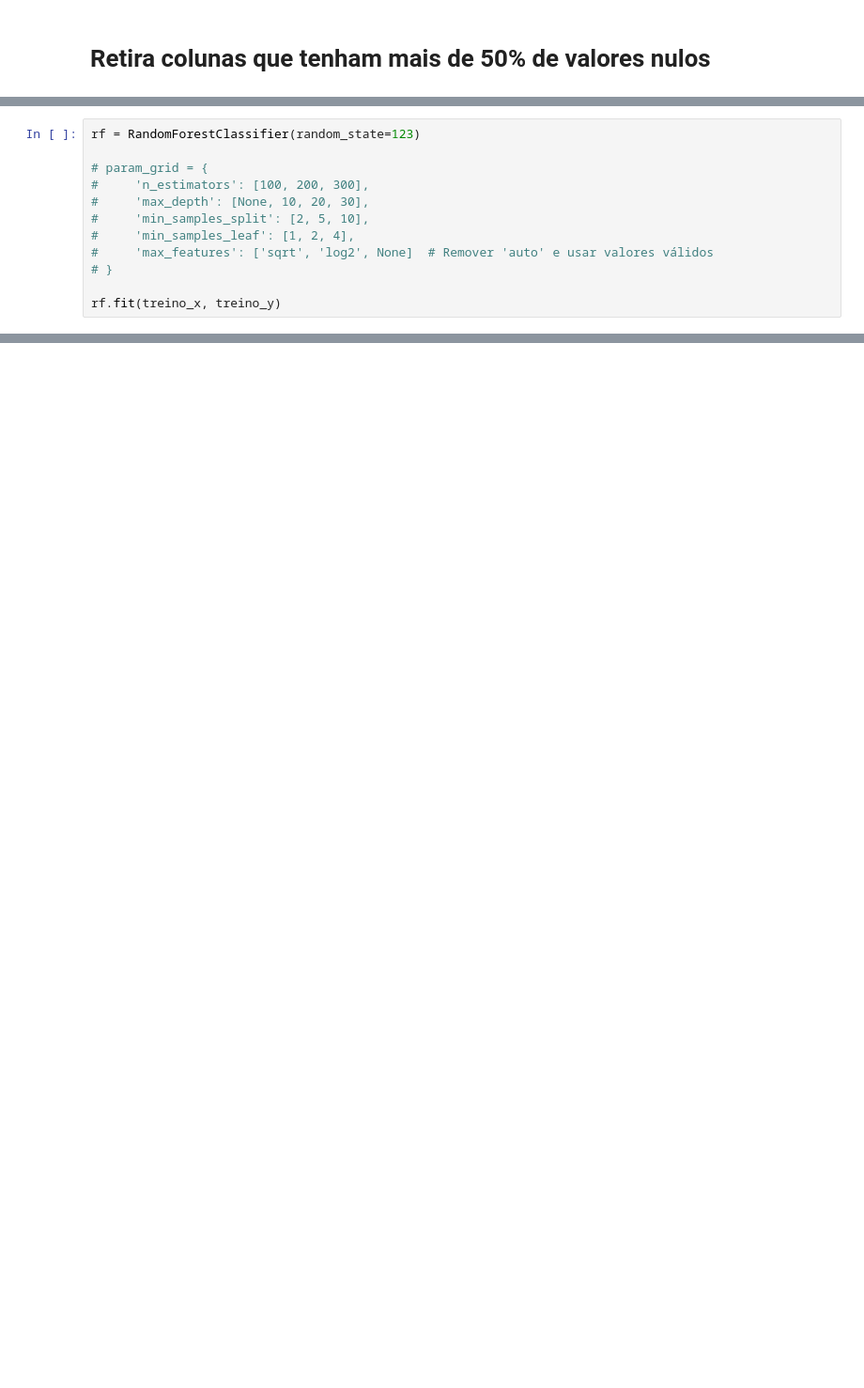
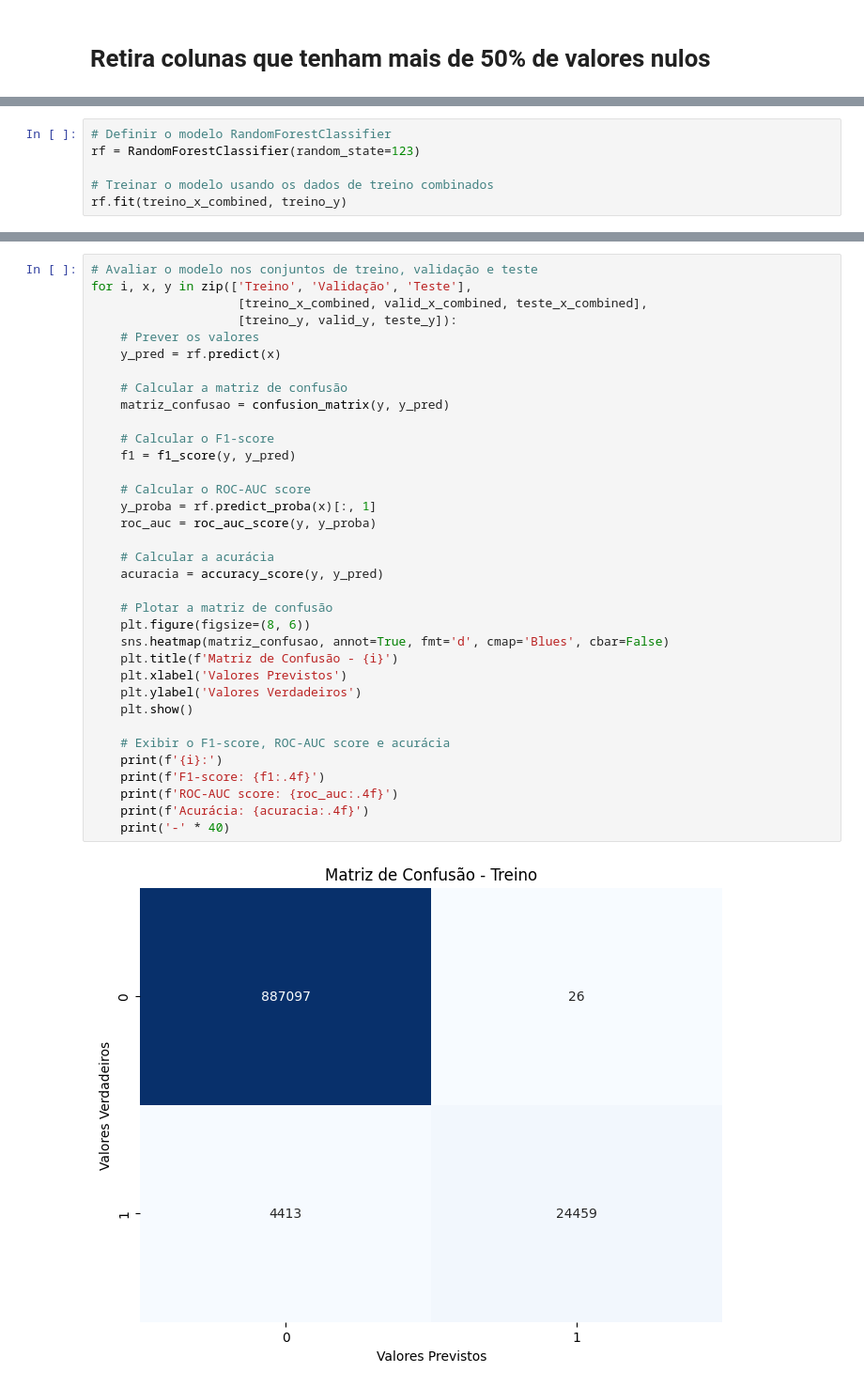
Before and after one commit to jrodrigotico/MBA-USP-ESALQ---TCC, a Jupyter notebook: debug.ipynb, the cells around one changed output, grey strips where cells are left out. Shown: that part at 94% size. Drawn from its saved outputs; the diff is of its cells as text; blank space fills up the shorter version.

```diff
--- a/debug.ipynb
+++ b/debug.ipynb
@@ -318,12 +421,0 @@ Tentativa de grid_search para tunning do modelo, mas não foi possível devido a
-# %%
-rf = RandomForestClassifier(random_state=123)
-
-# param_grid = {
-#     'n_estimators': [100, 200, 300],
-#     'max_depth': [None, 10, 20, 30],
-#     'min_samples_split': [2, 5, 10],
-#     'min_samples_leaf': [1, 2, 4],
-#     'max_features': ['sqrt', 'log2', None]  # Remover 'auto' e usar valores válidos
-# }
-
-rf.fit(treino_x, treino_y)
@@ -405,0 +479,6 @@ ROC-AUC no conjunto de validação: 0.6169
+# %%
+# Definir o modelo RandomForestClassifier
+rf = RandomForestClassifier(random_state=123)
+
+# Treinar o modelo usando os dados de treino combinados
+rf.fit(treino_x_combined, treino_y)
@@ -405,0 +487,37 @@ ROC-AUC no conjunto de validação: 0.6169
+# %%
+# Avaliar o modelo nos conjuntos de treino, validação e teste
+for i, x, y in zip(['Treino', 'Validação', 'Teste'],
+                    [treino_x_combined, valid_x_combined, teste_x_combined],
+                    [treino_y, valid_y, teste_y]):
+    # Prever os valores
+    y_pred = rf.predict(x)
+
+    # Calcular a matriz de confusão
+    matriz_confusao = confusion_matrix(y, y_pred)
+
+    # Calcular o F1-score
+    f1 = f1_score(y, y_pred)
+
+    # Calcular o ROC-AUC score
+    y_proba = rf.predict_proba(x)[:, 1]
+    roc_auc = roc_auc_score(y, y_proba)
+
+    # Calcular a acurácia
+    acuracia = accuracy_score(y, y_pred)
+
+    # Plotar a matriz de confusão
+    plt.figure(figsize=(8, 6))
+    sns.heatmap(matriz_confusao, annot=True, fmt='d', cmap='Blues', cbar=False)
+    plt.title(f'Matriz de Confusão - {i}')
+    plt.xlabel('Valores Previstos')
+    plt.ylabel('Valores Verdadeiros')
+    plt.show()
+
+    # Exibir o F1-score, ROC-AUC score e acurácia
+    print(f'{i}:')
+    print(f'F1-score: {f1:.4f}')
+    print(f'ROC-AUC score: {roc_auc:.4f}')
+    print(f'Acurácia: {acuracia:.4f}')
+    print('-' * 40)
+# %% [output]
+[figure, added]
```
Also changed, not shown: parts of 36 cells of this notebook.
